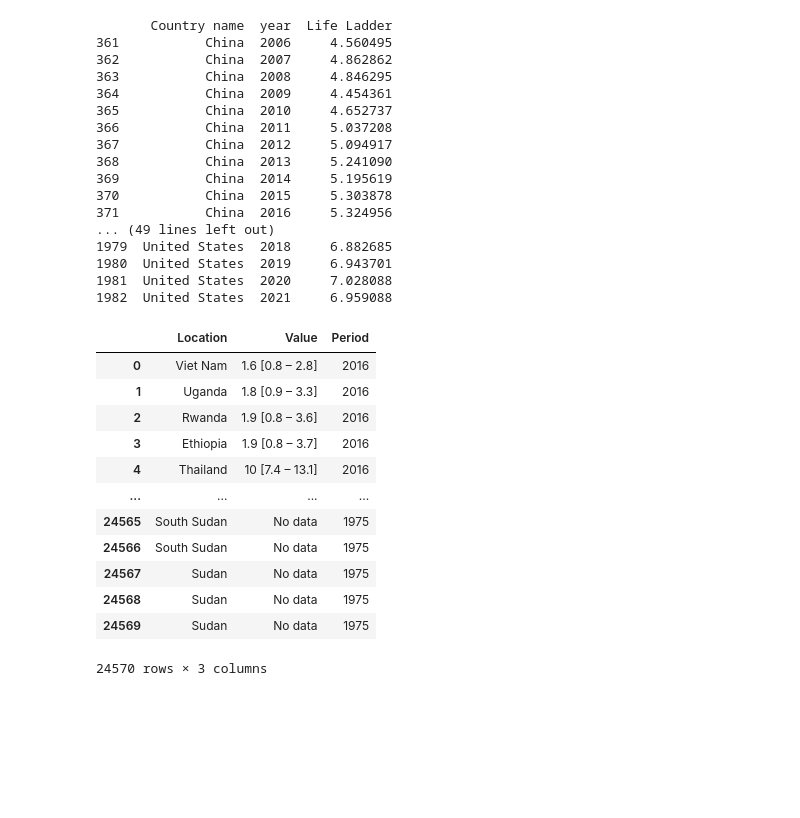
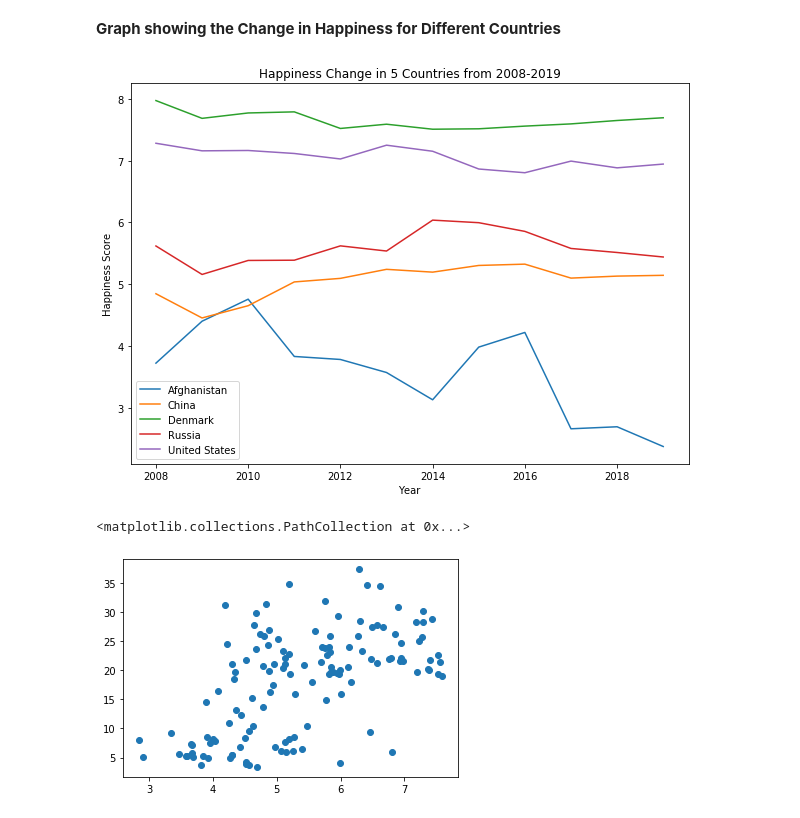
Before and after one commit to ryanmarshall80/project1, a Jupyter notebook: HappinessReport.ipynb, the cells around one changed output. Drawn from its saved outputs; the diff is of its cells as text; code cells hidden in the pictures; blank space fills up the shorter version.

```diff
--- a/HappinessReport.ipynb
+++ b/HappinessReport.ipynb
@@ -108,42 +120,29 @@ happy_df2016.sort_values(by=['Happiness Score'], ascending=False)
-# %%
-happy_report_filtered_df = happy_report_complete_df.loc[(happy_report_complete_df['Country name']=="Denmark")|(happy_report_complete_df['Country name']=='China')|(happy_report_complete_df['Country name']=='United States')|(happy_report_complete_df['Country name']=='Russia')|(happy_report_complete_df['Country name']=='Afghanistan')]
-happy_report_filtered_df = happy_report_filtered_df.iloc[: , [0, 1, 2]]
-pd.set_option("display.max_rows", None, "display.max_columns", None)
-print(happy_report_filtered_df)
-# %% [output]
-       Country name  year  Life Ladder
-361           China  2006     4.560495
-362           China  2007     4.862862
-363           China  2008     4.846295
-364           China  2009     4.454361
-365           China  2010     4.652737
-366           China  2011     5.037208
-367           China  2012     5.094917
-368           China  2013     5.241090
-369           China  2014     5.195619
-370           China  2015     5.303878
-371           China  2016     5.324956
-... (49 lines left out)
-1979  United States  2018     6.882685
-1980  United States  2019     6.943701
-1981  United States  2020     7.028088
-1982  United States  2021     6.959088
+# %%
+happy_report_filtered_df = happy_report_complete_df.loc[(happy_report_complete_df['Country name']=="Denmark")|(happy_report_complete_df['Country name']=='China')|(happy_report_complete_df['Country name']=='United States')|(happy_report_complete_df['Country name']=='Russia')|(happy_report_complete_df['Country name']=='Afghanistan')]
+happy_report_filtered_df = happy_report_filtered_df.iloc[: , [0, 1, 2]]
+#pd.set_option("display.max_rows", None, "display.max_columns", None)
+happy_report_filtered_df
+filtered_data={'Afghanistan':[3.723590,4.401778,4.758381,3.831719,3.782938,3.572100,3.130896,3.982855,4.220169,2.661718,2.694303,2.375092],
+             'China':[4.846295,4.454361,4.652737,5.037208,5.094917,5.241090,5.195619,5.303878,5.324956,5.099061,5.131434,5.144120],
+             'Denmark':[7.970892,7.683359,7.770515,7.788232,7.519909,7.588607,7.507559,7.514425,7.557783,7.593702,7.648786,7.693003],
+             'Russia':[5.618754,5.158228,5.384773,5.388766,5.620736,5.537178,6.036977,5.995539,5.854946,5.578743,5.513500,5.440524],
+             'United States':[7.280386,7.158032,7.163616,7.115139,7.026227,7.249285,7.151114,6.863947,6.803600,6.991759,6.882685,6.943701],
+             'Year':[2008,2009,2010,2011,2012,2013,2014,2015,2016,2017,2018,2019]}
+new_happy_report_filtered_df=pd.DataFrame(data=filtered_data)
+# %% [markdown]
+**Graph showing the Change in Happiness for Different Countries**
+# %%
+
+new_happy_report_filtered_df.plot.line(x='Year',figsize=(10,7),title="Happiness Change in 5 Countries from 2008-2019")
+plt.ylabel("Happiness Score")
+plt.savefig("Happiness Change over Time")
+# %% [output]
+[figure, added]
 # %%
 obesity_path = 'obesity.csv'
 obesity_df = pd.read_csv(obesity_path)
-obesity_df = obesity_df[['Location', 'Value','Period' ]]
-obesity_df
+columnheaders = list(obesity_df.columns.values)
+obesity_df = obesity_df[['Location', 'FactValueNumeric','Period', 'Dim1ValueCode' ]]
+obesity_df = obesity_df.loc[obesity_df['Period'] ==2015]
+obesity_df = obesity_df.loc[obesity_df['Dim1ValueCode'] =="BTSX"]
+obesity_df = obesity_df.rename(columns={"Location":"Country", "Period": "Year", "Dim1ValueCode":"SEX"})
-# %% [output]
-|  | Location | Value | Period |
-| 0 | Viet Nam | 1.6 [0.8 – 2.8] | 2016 |
-| 1 | Uganda | 1.8 [0.9 – 3.3] | 2016 |
-| 2 | Rwanda | 1.9 [0.8 – 3.6] | 2016 |
-| 3 | Ethiopia | 1.9 [0.8 – 3.7] | 2016 |
-| 4 | Thailand | 10 [7.4 – 13.1] | 2016 |
-| ... | ... | ... | ... |
-| 24565 | South Sudan | No data | 1975 |
-| 24566 | South Sudan | No data | 1975 |
-| 24567 | Sudan | No data | 1975 |
-| 24568 | Sudan | No data | 1975 |
-| 24569 | Sudan | No data | 1975 |
-24570 rows × 3 columns
@@ -149,0 +156,6 @@ obesity_df
+# %%
+#Plotting scatter plot for Happiness Rank vs. FactValueNumeric
+plt.scatter(x_axis,y_axis)
+# %% [output]
+<matplotlib.collections.PathCollection at 0x...>
+[figure, added]
```
Also changed, not shown: parts of 19 cells of this notebook, 6 other files.
